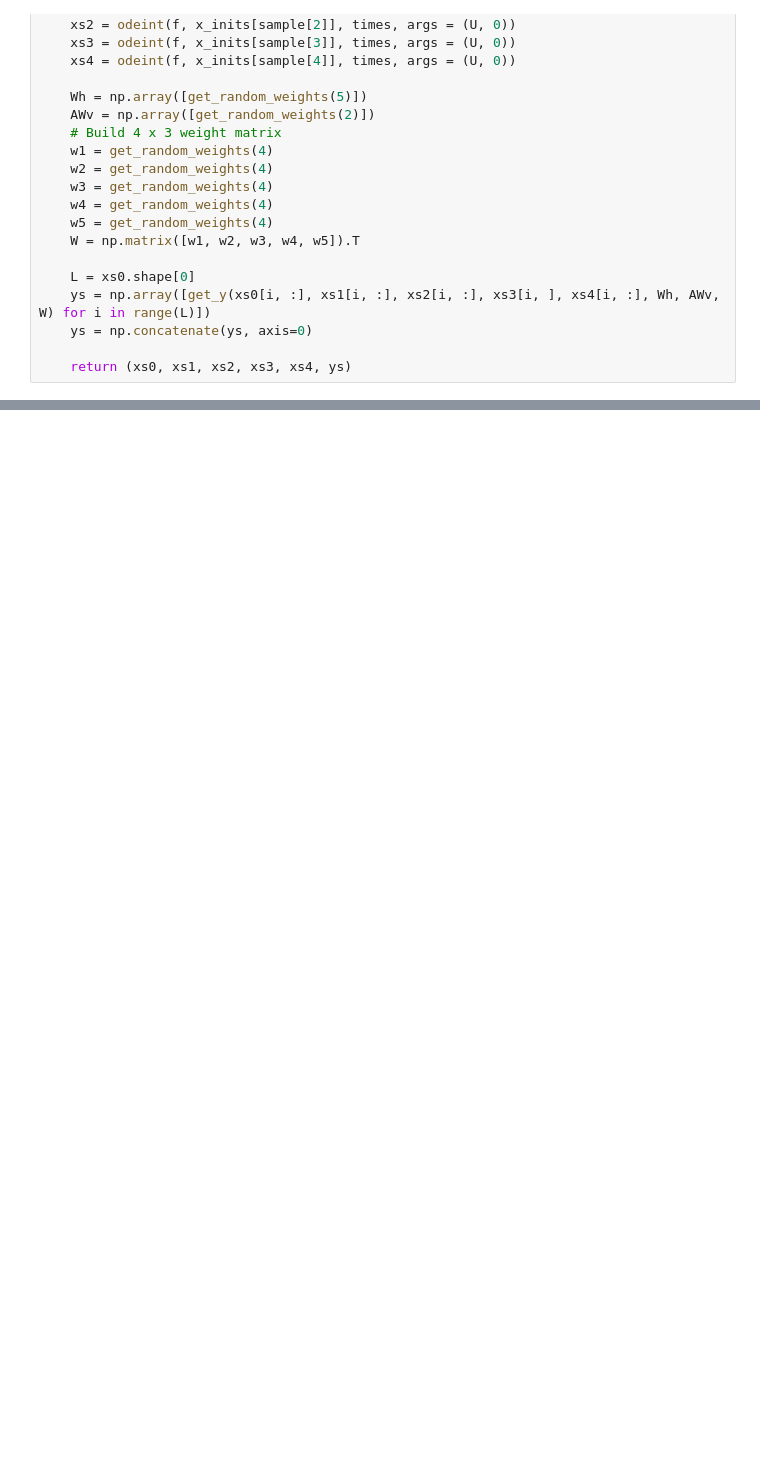
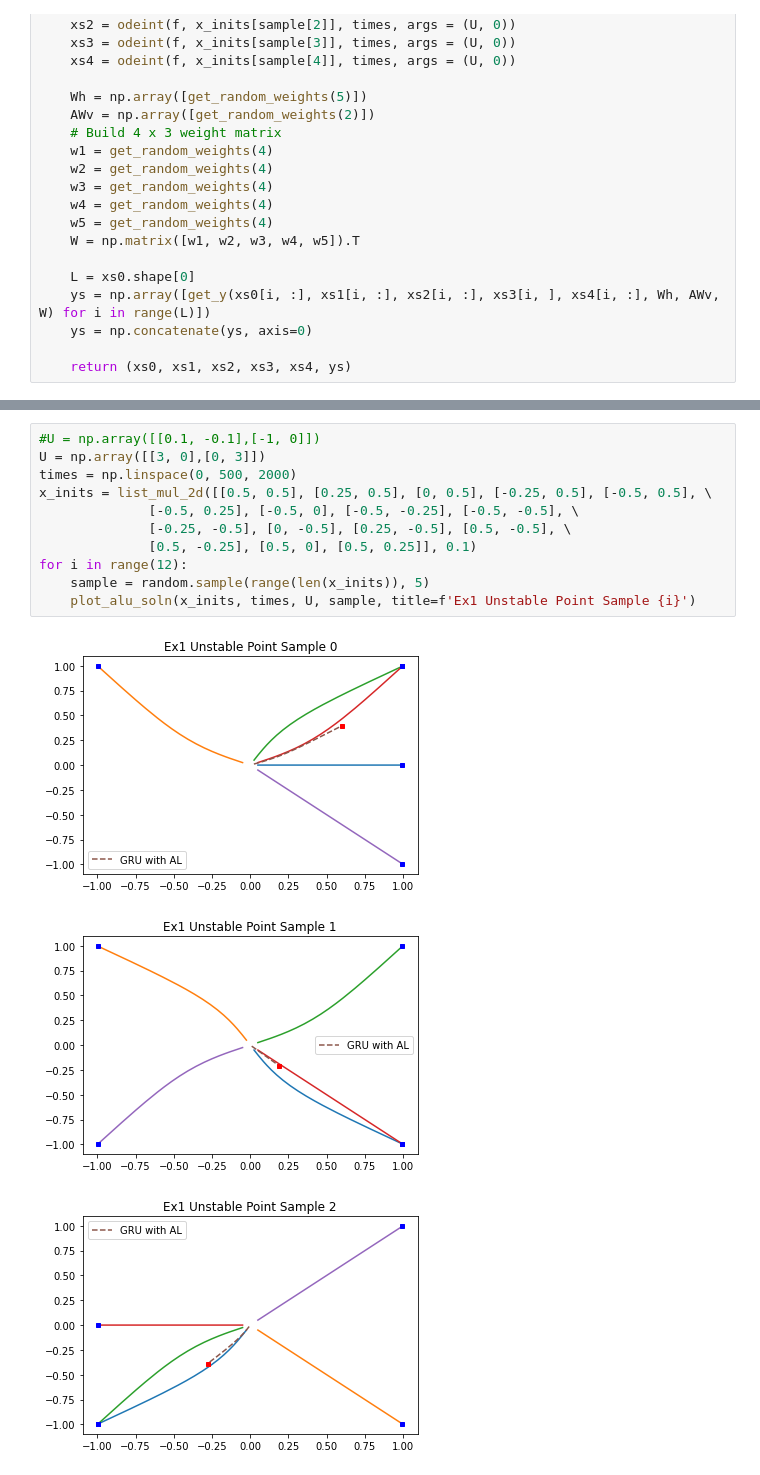
Before and after one commit to amey-joshi/am, a Jupyter notebook: p5/GRU-AL.ipynb, the cells around one changed output, grey strips where cells are left out. Drawn from its saved outputs; the diff is of its cells as text; blank space fills up the shorter version.

```diff
--- a/p5/GRU-AL.ipynb
+++ b/p5/GRU-AL.ipynb
@@ -108,2 +110,17 @@ def plot_alu_soln(x_inits, times, U, sample, title = 'Effect of AL'):
     plt.savefig(filename)
     plt.show()
+# %%
+#U = np.array([[0.1, -0.1],[-1, 0]])
+U = np.array([[3, 0],[0, 3]])
+times = np.linspace(0, 500, 2000)
+x_inits = list_mul_2d([[0.5, 0.5], [0.25, 0.5], [0, 0.5], [-0.25, 0.5], [-0.5, 0.5], \
+              [-0.5, 0.25], [-0.5, 0], [-0.5, -0.25], [-0.5, -0.5], \
+              [-0.25, -0.5], [0, -0.5], [0.25, -0.5], [0.5, -0.5], \
+              [0.5, -0.25], [0.5, 0], [0.5, 0.25]], 0.1)
+for i in range(12):
+    sample = random.sample(range(len(x_inits)), 5)
+    plot_alu_soln(x_inits, times, U, sample, title=f'Ex1 Unstable Point Sample {i}')
+# %% [output]
+[figure, added]
+[figure, added]
+[figure, added]
```
Also changed, not shown: parts of 6 cells of this notebook, 4 other files.
